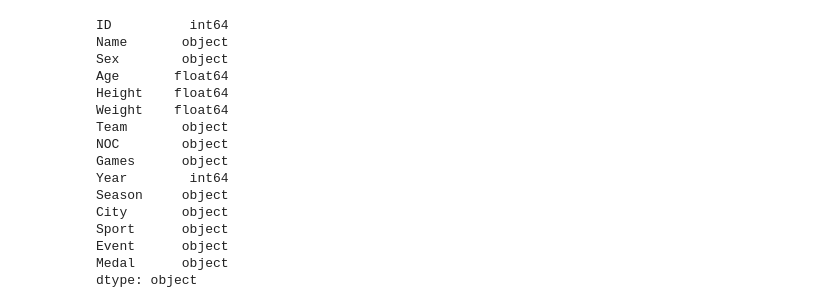
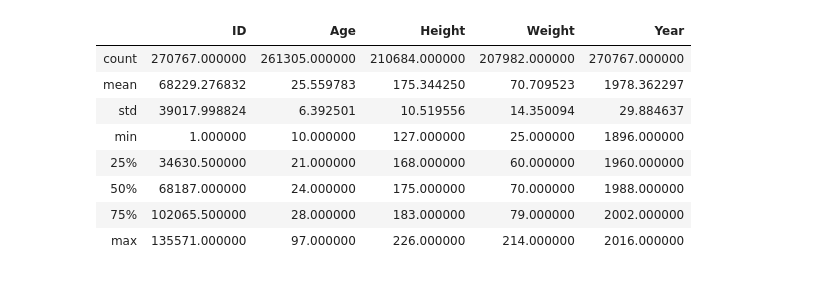
Before and after one commit to AbheeHub/Data-Analysis-Olympics-Data, a Jupyter notebook: 120-years-of-olympic-dataset/Analysis Notebook.ipynb, the cells around one changed output. Drawn from its saved outputs; the diff is of its cells as text; code cells hidden in the pictures.

```diff
--- a/120-years-of-olympic-dataset/Analysis Notebook.ipynb
+++ b/120-years-of-olympic-dataset/Analysis Notebook.ipynb
@@ -20,19 +53,12 @@ Index(['ID', 'Name', 'Sex', 'Age', 'Height', 'Weight', 'Team', 'NOC', 'Games',
-# %%
-df.dtypes
-# %% [output]
-ID          int64
-Name       object
-Sex        object
-Age       float64
-Height    float64
-Weight    float64
-Team       object
-NOC        object
-Games      object
-Year        int64
-Season     object
-City       object
-Sport      object
-Event      object
-Medal      object
-dtype: object
+# %%
+olympics_merged.describe()
+# %% [output]
+|  | ID | Age | Height | Weight | Year |
+| count | 270767.000000 | 261305.000000 | 210684.000000 | 207982.000000 | 270767.000000 |
+| mean | 68229.276832 | 25.559783 | 175.344250 | 70.709523 | 1978.362297 |
+| std | 39017.998824 | 6.392501 | 10.519556 | 14.350094 | 29.884637 |
+| min | 1.000000 | 10.000000 | 127.000000 | 25.000000 | 1896.000000 |
+| 25% | 34630.500000 | 21.000000 | 168.000000 | 60.000000 | 1960.000000 |
+| 50% | 68187.000000 | 24.000000 | 175.000000 | 70.000000 | 1988.000000 |
+| 75% | 102065.500000 | 28.000000 | 183.000000 | 79.000000 | 2002.000000 |
+| max | 135571.000000 | 97.000000 | 226.000000 | 214.000000 | 2016.000000 |
```
Also changed, not shown: parts of 23 cells of this notebook.
